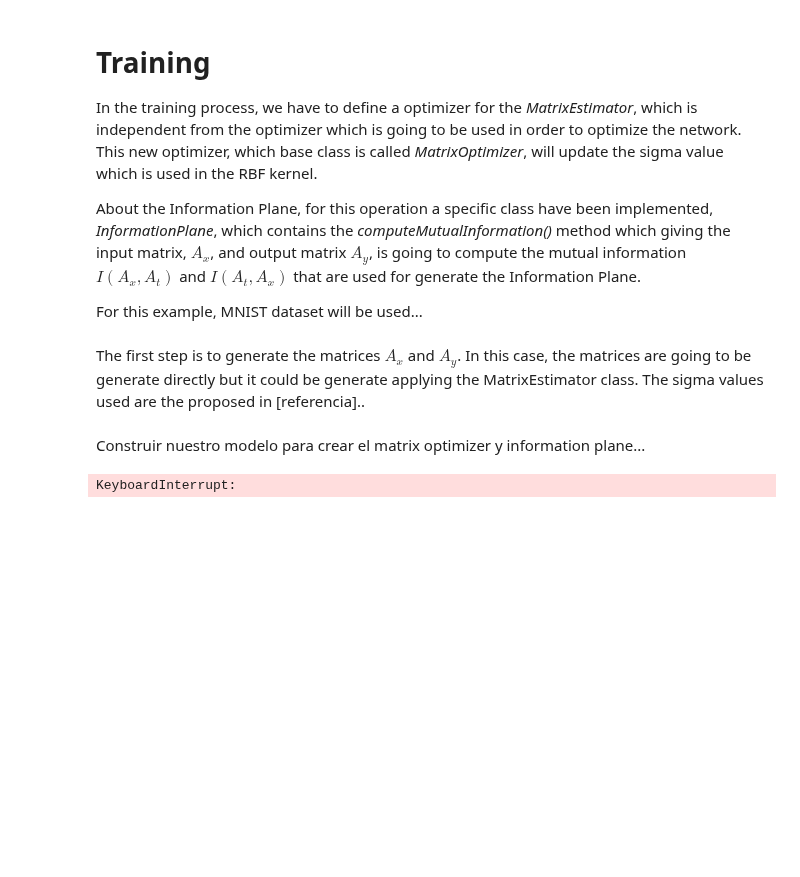
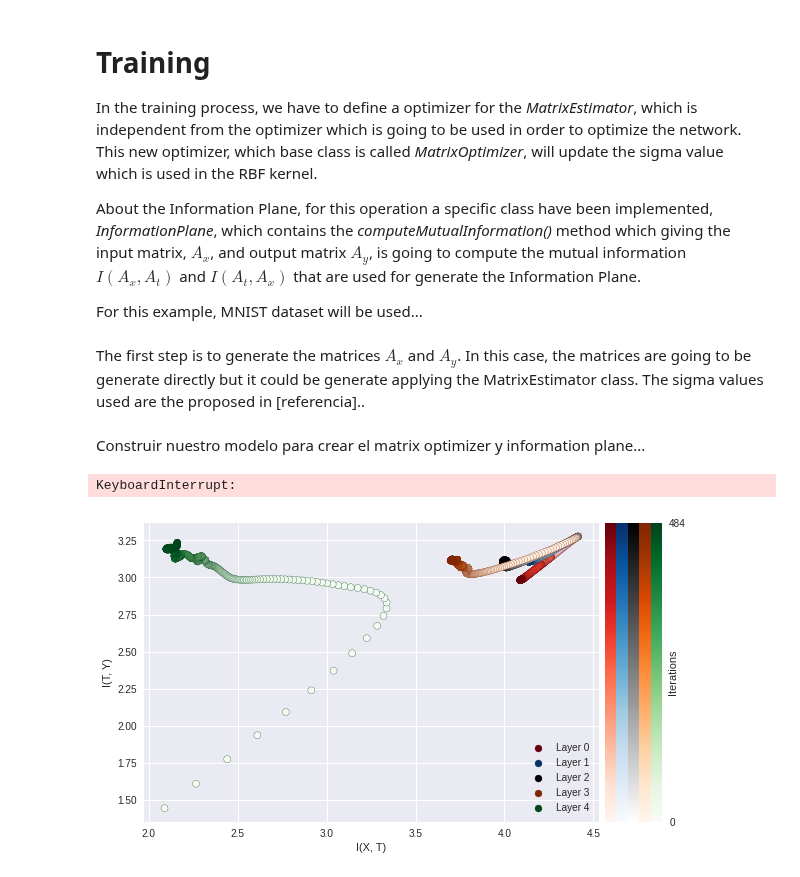
Before and after one commit to SolidusAbi/IPDL, a Jupyter notebook: notebooks/tutorial.ipynb, the cells around one changed output. Drawn from its saved outputs; the diff is of its cells as text; code cells hidden in the pictures; blank space fills up the shorter version.

Commit message:
AutoEncoder information plane...

```diff
--- a/notebooks/tutorial.ipynb
+++ b/notebooks/tutorial.ipynb
@@ -165,3 +165,40 @@ for epoch in range(1):  # loop over the dataset multiple times
 print('Finished Training')
 # %% [output]
 KeyboardInterrupt:
+# %%
+from matplotlib import pyplot as plt
+from utils import moving_average
+import numpy as np
+
+
+Ixts, Itys = ip.getMutualInformation(moving_average_n=15)
+colors=['Reds', 'Blues', 'binary', 'Oranges', 'Greens']
+
+with plt.style.context('seaborn'):
+    fig = plt.figure(constrained_layout=False)
+    gs1 = fig.add_gridspec(nrows=1, ncols=1, left=0.05, right=0.84, wspace=0.05)
+    gs2 = fig.add_gridspec(nrows=1, ncols=len(Ixts), left=0.85, right=0.95, wspace=0)
+    f8_ax1 = fig.add_subplot(gs1[:, :])
+    f8_ax1.set_xlabel("I(X, T)")
+    f8_ax1.set_ylabel("I(T, Y)")
+
+    for idx, Ixt in enumerate(Ixts):
+        Ity = Itys[idx]
+        cmap = plt.cm.get_cmap(colors[idx])
+
+        iterations = np.arange(len(Ixt))
+        color = np.array([cmap(iterations[-1])])
+        sc = f8_ax1.scatter(Ixt, Ity, c=iterations, vmin=0, vmax=iterations.max(), cmap=cmap, edgecolor=color)
+        f8_ax1.scatter([], [], c=color, label="Layer {}".format(idx))
+
+        f8_ax2 = fig.add_subplot(gs2[0, idx])
+        cb = fig.colorbar(sc, cax=f8_ax2, pad=0)
+        cb.set_ticks([])
+
+    f8_ax1.legend()
+    cb.set_ticks([0, iterations.max()])
+    cb.set_label("Iterations", labelpad=-18)
+
+    plt.show()
+# %% [output]
+[figure, added]
```
Also changed, not shown: parts of 12 cells of this notebook, 5 other files.
